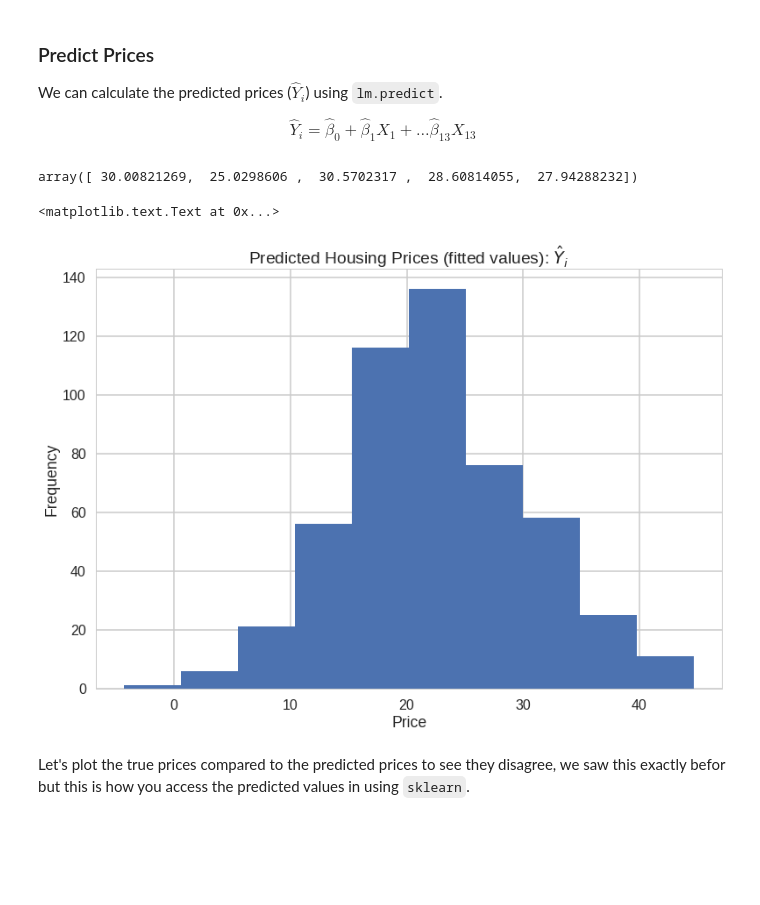
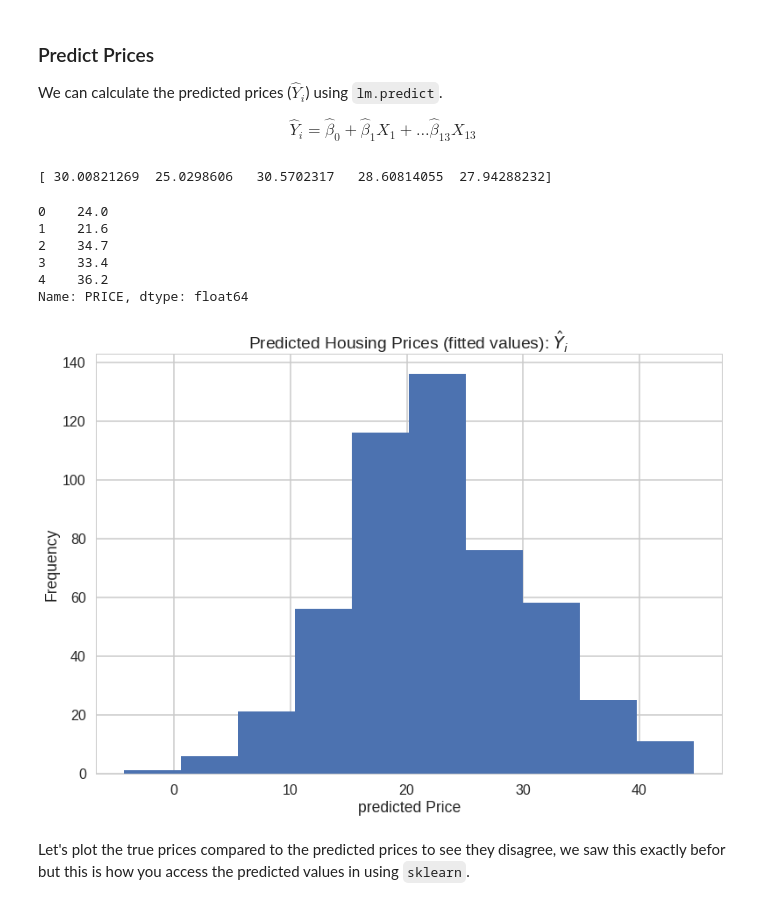
Before and after one commit to bhaskar-manguluri/2015lab4, a Jupyter notebook: Lab4-stats.ipynb, the cells around one changed output. Cells and saved outputs as stored; diff of their text form; code cells hidden in the pictures; blank space fills up the shorter version.

```diff
--- a/Lab4-stats.ipynb
+++ b/Lab4-stats.ipynb
@@ -395,3 +429,5 @@ lm.fit(X, bos.PRICE)
 # your turn
 # notice fit_intercept=True and normalize=True
 # How would you change the model to not fit an intercept term?
+lm_without_intercept = LinearRegression(fit_intercept=False)
+lm_noIntercept = lm.fit(X,bos.PRICE)
@@ -439,17 +481,23 @@ We can calculate the predicted prices ($\hat{Y}_i$) using `lm.predict`.
 $$ \hat{Y}_i = \hat{\beta}_0 + \hat{\beta}_1 X_1 + \ldots \hat{\beta}_{13} X_{13} $$
 # %%
 # first five predicted prices
-lm.predict(X)[0:5]
+print(lm.predict(X)[0:5])
+bos.PRICE[0:5]
 # %% [output]
-array([ 30.00821269,  25.0298606 ,  30.5702317 ,  28.60814055,  27.94288232])
+[ 30.00821269  25.0298606   30.5702317   28.60814055  27.94288232]
+0    24.0
+1    21.6
+2    34.7
+3    33.4
+4    36.2
+Name: PRICE, dtype: float64
 # %%
 plt.hist(lm.predict(X))
 plt.title('Predicted Housing Prices (fitted values): $\hat{Y}_i$')
-plt.xlabel('Price')
-plt.ylabel('Frequency')
+plt.xlabel('predicted Price')
+plt.ylabel('Frequency');
 # %% [output]
-<matplotlib.text.Text at 0x...>
-[figure, old version]
+[figure, new version]
 # %% [markdown]
 Let's plot the true prices compared to the predicted prices to see they disagree, we saw this exactly befor but this is how you access the predicted values in using `sklearn`.
 # %%
```
Also changed, not shown: parts of 22 cells of this notebook.
